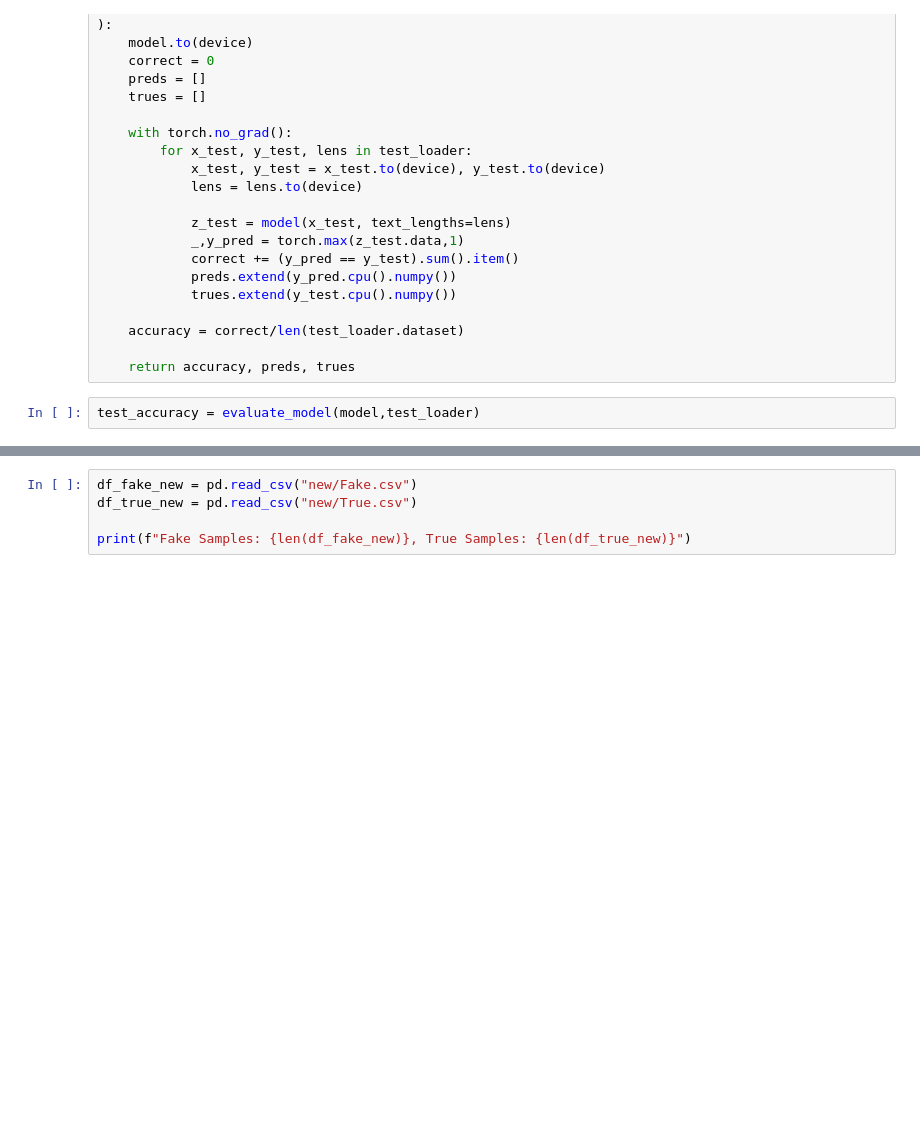
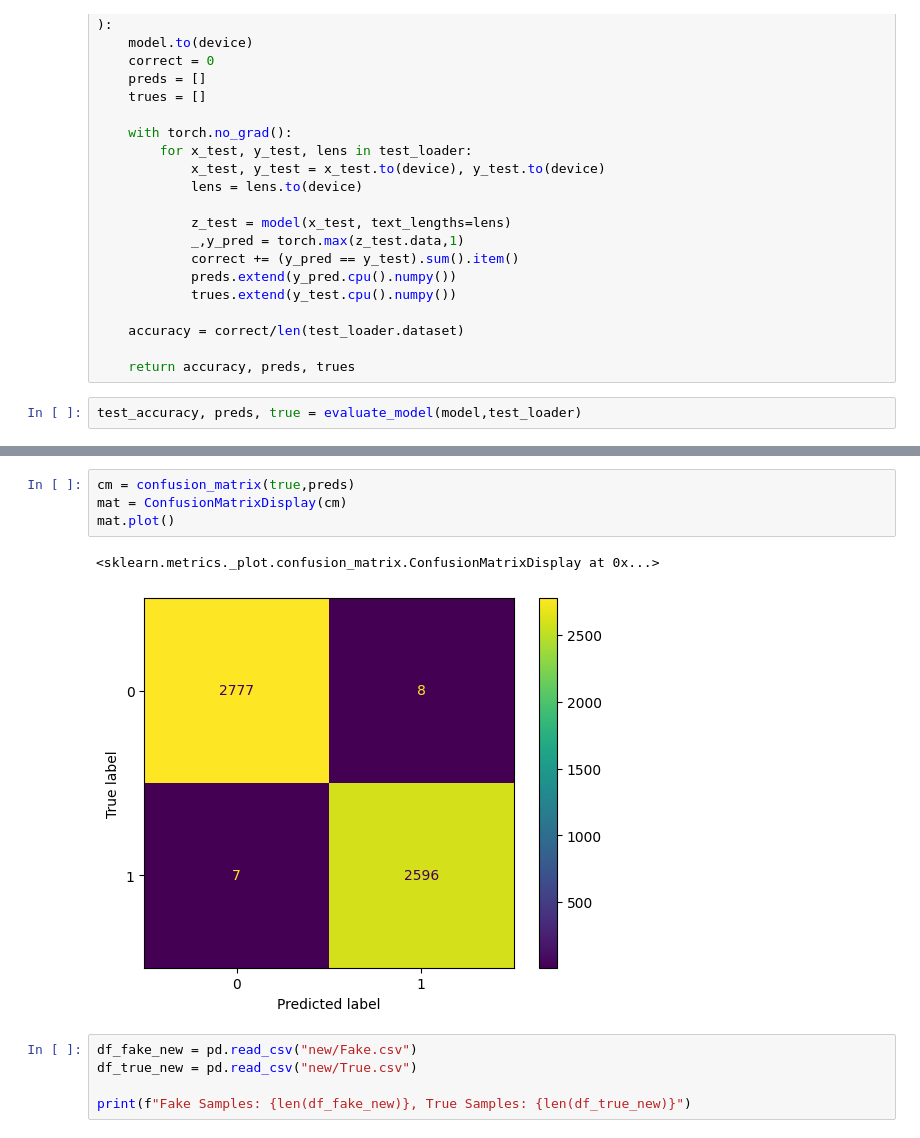
Before and after one commit to SvelaT/fake-news-detector, a Jupyter notebook: fakenews.ipynb, the cells around one changed output, grey strips where cells are left out. Saved outputs shown, nothing was run; the diff lists cells and outputs as text; blank space fills up the shorter version.

```diff
--- a/fakenews.ipynb
+++ b/fakenews.ipynb
@@ -287,7 +287,7 @@ def evaluate_model(
 
     return accuracy, preds, trues
 # %%
-test_accuracy = evaluate_model(model,test_loader)
+test_accuracy, preds, true = evaluate_model(model,test_loader)
 # %%
 plt.plot(100*np.array(accuracies), label='Accuracy')
 plt.title("Validation Performance")
@@ -302,3 +303,10 @@ Test Accuracy: 99.85 %
+# %%
+cm = confusion_matrix(true,preds)
+mat = ConfusionMatrixDisplay(cm)
+mat.plot()
+# %% [output]
+<sklearn.metrics._plot.confusion_matrix.ConfusionMatrixDisplay at 0x...>
+[figure, added]
 # %%
 df_fake_new = pd.read_csv("new/Fake.csv")
 df_true_new = pd.read_csv("new/True.csv")
```
Also changed, not shown: parts of 7 cells of this notebook, 1 other file.
